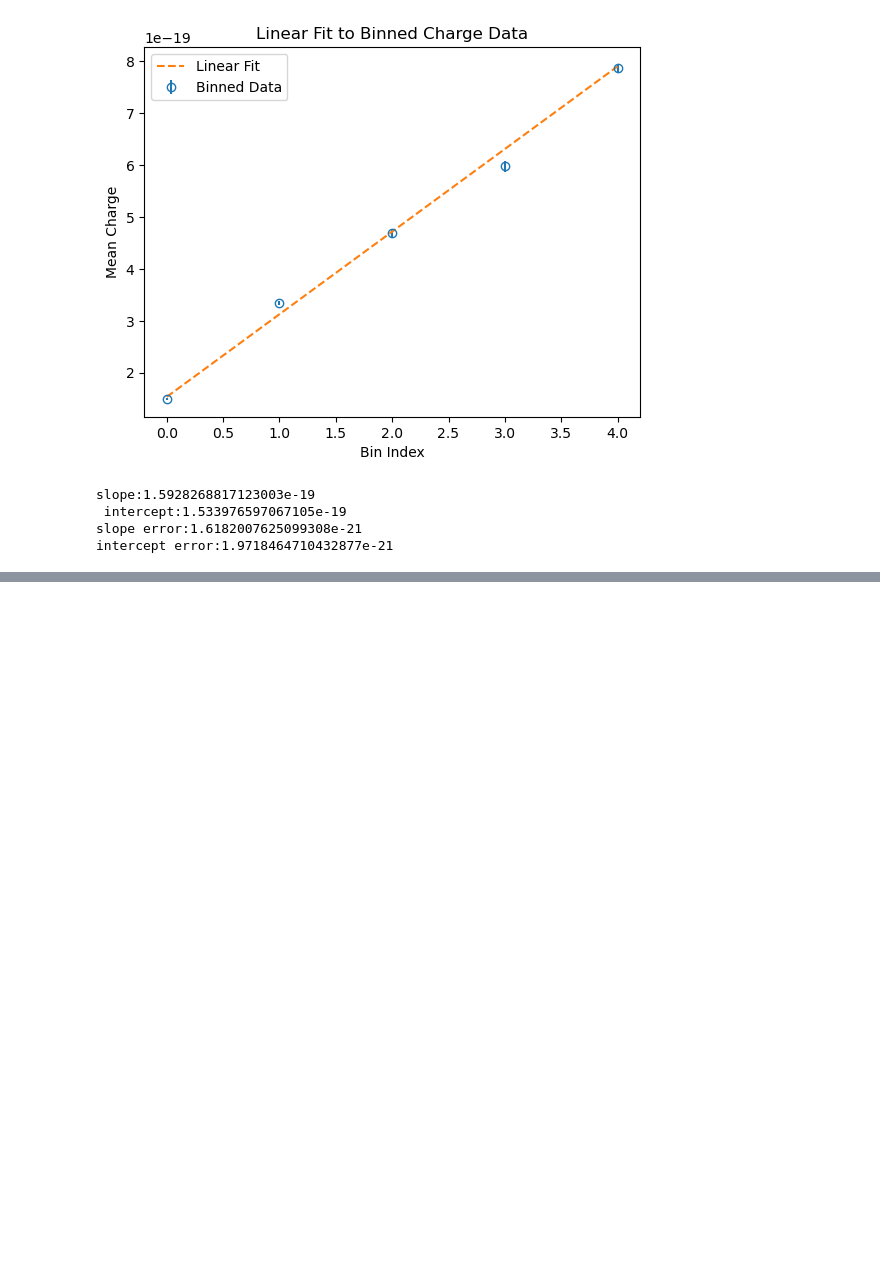
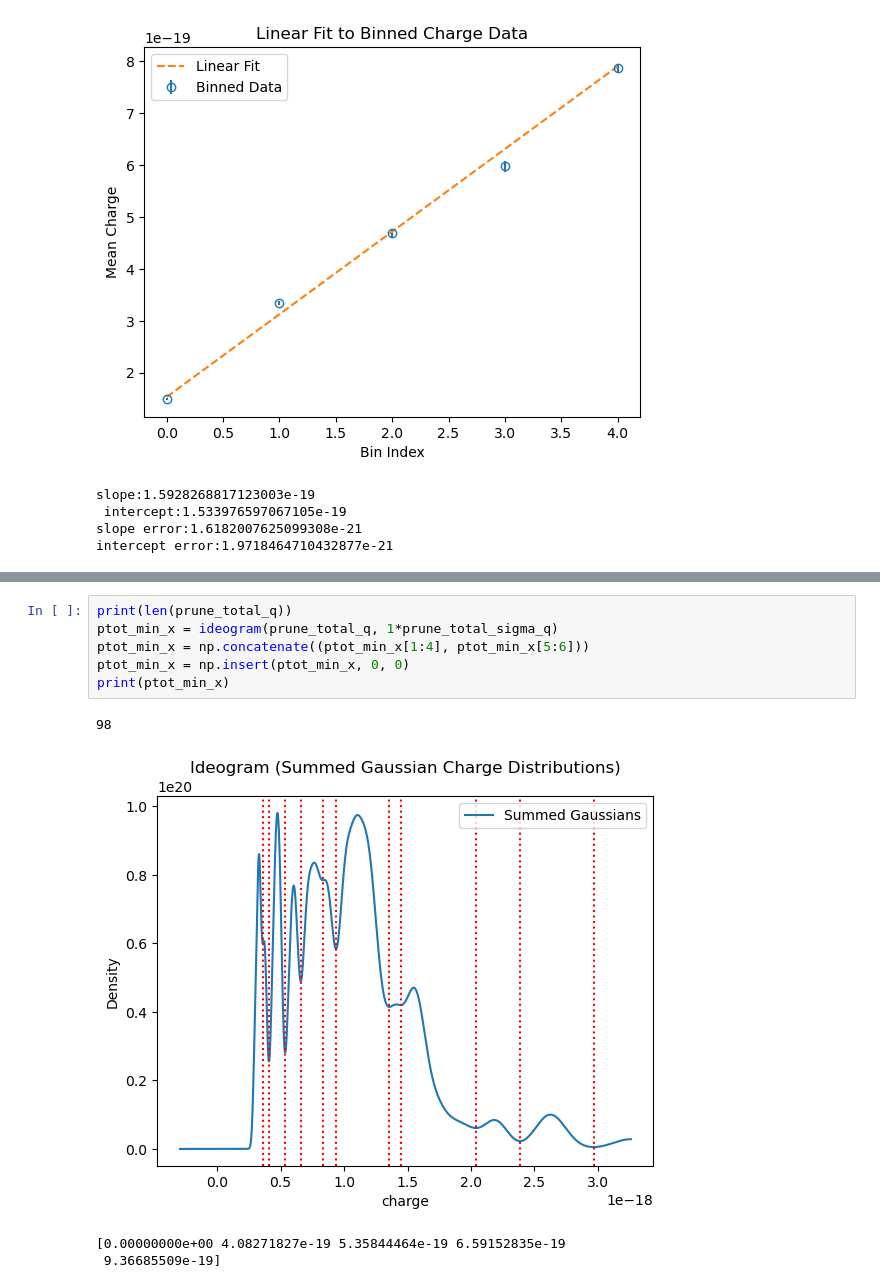
Before and after one commit to Steinburglar/advanced_exp, a Jupyter notebook: FAFO/TestLucas.ipynb, the cells around one changed output, grey strips where cells are left out. Cells and saved outputs as stored; diff of their text form; blank space fills up the shorter version.

```diff
--- a/FAFO/TestLucas.ipynb
+++ b/FAFO/TestLucas.ipynb
@@ -124,0 +126,11 @@ Gotta talk to sliwa. we can get a value similar to the known value by exclusion
+# %%
+print(len(prune_total_q))
+ptot_min_x = ideogram(prune_total_q, 1*prune_total_sigma_q)
+ptot_min_x = np.concatenate((ptot_min_x[1:4], ptot_min_x[5:6]))
+ptot_min_x = np.insert(ptot_min_x, 0, 0)
+print(ptot_min_x)
+# %% [output]
+98
+[figure, added]
+[0.00000000e+00 4.08271827e-19 5.35844464e-19 6.59152835e-19
+ 9.36685509e-19]
```
Also changed, not shown: parts of 5 cells of this notebook, 7 other files.
